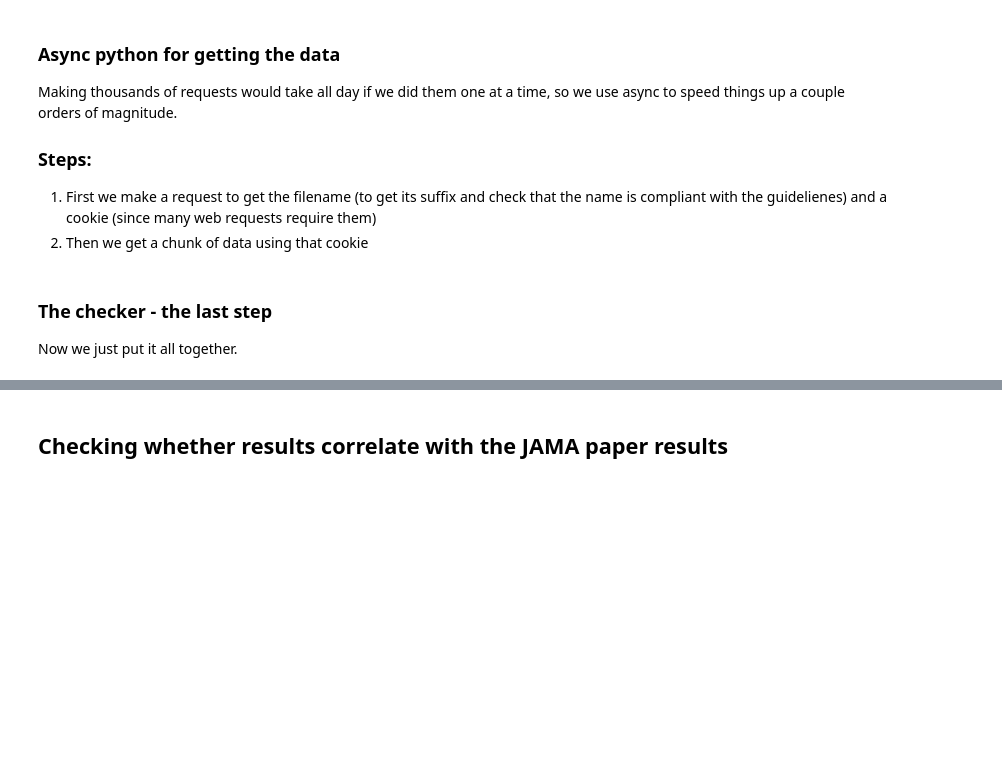
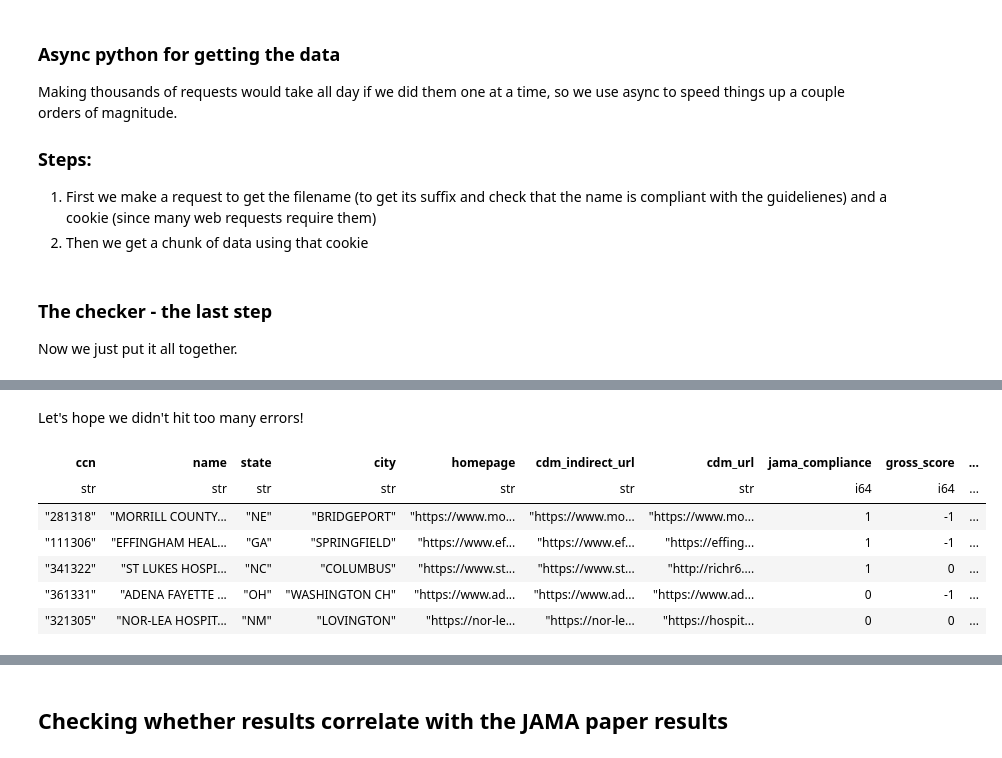
Before and after one commit to dolthub/data-analysis, a Jupyter notebook: hospital_price_tranparency/cdm-compliance.ipynb, the cells around one changed output, grey strips where cells are left out. Saved outputs shown, nothing was run; the diff lists cells and outputs as text; code cells hidden in the pictures; blank space fills up the shorter version.

```diff
--- a/hospital_price_tranparency/cdm-compliance.ipynb
+++ b/hospital_price_tranparency/cdm-compliance.ipynb
@@ -525,4 +535,14 @@ zipfile.BadZipFile: File is not a zip file
+# %% [markdown]
+Let's hope we didn't hit too many errors!
 # %%
-t
+t.head()
+# %% [output]
+| ccn | name | state | city | homepage | cdm_indirect_url | cdm_url | jama_compliance | gross_score | ... |
+| str | str | str | str | str | str | str | i64 | i64 | ... |
+| "281318" | "MORRILL COUNTY... | "NE" | "BRIDGEPORT" | "https://www.mo... | "https://www.mo... | "https://www.mo... | 1 | -1 | ... |
+| "111306" | "EFFINGHAM HEAL... | "GA" | "SPRINGFIELD" | "https://www.ef... | "https://www.ef... | "https://effing... | 1 | -1 | ... |
+| "341322" | "ST LUKES HOSPI... | "NC" | "COLUMBUS" | "https://www.st... | "https://www.st... | "http://richr6.... | 1 | 0 | ... |
+| "361331" | "ADENA FAYETTE ... | "OH" | "WASHINGTON CH" | "https://www.ad... | "https://www.ad... | "https://www.ad... | 0 | -1 | ... |
+| "321305" | "NOR-LEA HOSPIT... | "NM" | "LOVINGTON" | "https://nor-le... | "https://nor-le... | "https://hospit... | 0 | 0 | ... |
 # %%
 t['err'].value_counts()
```
Also changed, not shown: parts of 24 cells of this notebook.
